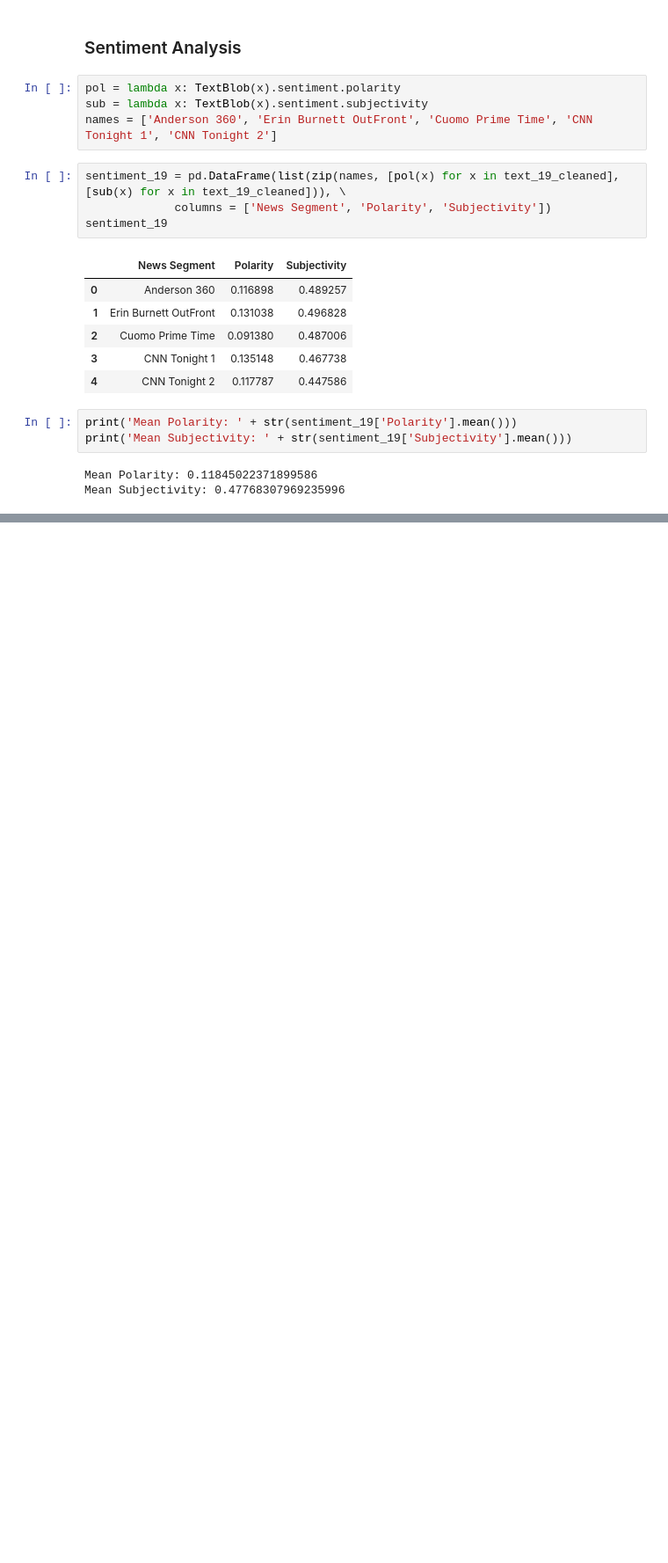
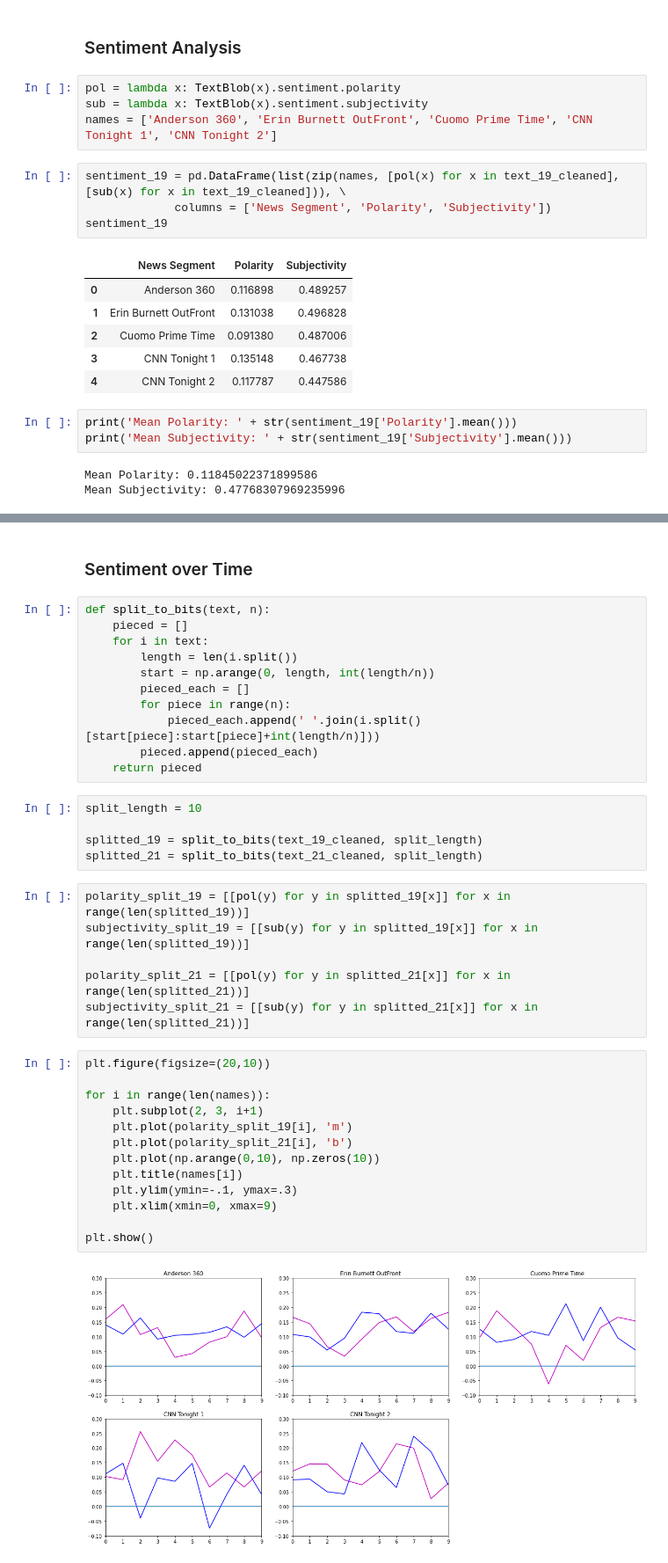
Before and after one commit to florence26/CNN-News-NLP-Analysis, a Jupyter notebook: CNN NLP.ipynb, the cells around one changed output, grey strips where cells are left out. Shown at 88% size. Cells and saved outputs as stored; diff of their text form; blank space fills up the shorter version.

```diff
--- a/CNN NLP.ipynb
+++ b/CNN NLP.ipynb
@@ -287,0 +306,39 @@ plt.show()
+# %% [markdown]
+### Sentiment over Time
+# %%
+def split_to_bits(text, n):
+    pieced = []
+    for i in text:
+        length = len(i.split())
+        start = np.arange(0, length, int(length/n))
+        pieced_each = []
+        for piece in range(n):
+            pieced_each.append(' '.join(i.split()[start[piece]:start[piece]+int(length/n)]))
+        pieced.append(pieced_each)
+    return pieced
+# %%
+split_length = 10
+
+splitted_19 = split_to_bits(text_19_cleaned, split_length)
+splitted_21 = split_to_bits(text_21_cleaned, split_length)
+# %%
+polarity_split_19 = [[pol(y) for y in splitted_19[x]] for x in range(len(splitted_19))]
+subjectivity_split_19 = [[sub(y) for y in splitted_19[x]] for x in range(len(splitted_19))]
+
+polarity_split_21 = [[pol(y) for y in splitted_21[x]] for x in range(len(splitted_21))]
+subjectivity_split_21 = [[sub(y) for y in splitted_21[x]] for x in range(len(splitted_21))]
+# %%
+plt.figure(figsize=(20,10))
+
+for i in range(len(names)):
+    plt.subplot(2, 3, i+1)
+    plt.plot(polarity_split_19[i], 'm')
+    plt.plot(polarity_split_21[i], 'b')
+    plt.plot(np.arange(0,10), np.zeros(10))
+    plt.title(names[i])
+    plt.ylim(ymin=-.1, ymax=.3)
+    plt.xlim(xmin=0, xmax=9)
+
+plt.show()
+# %% [output]
+[figure, added]
```
Also changed, not shown: parts of 18 cells of this notebook.
